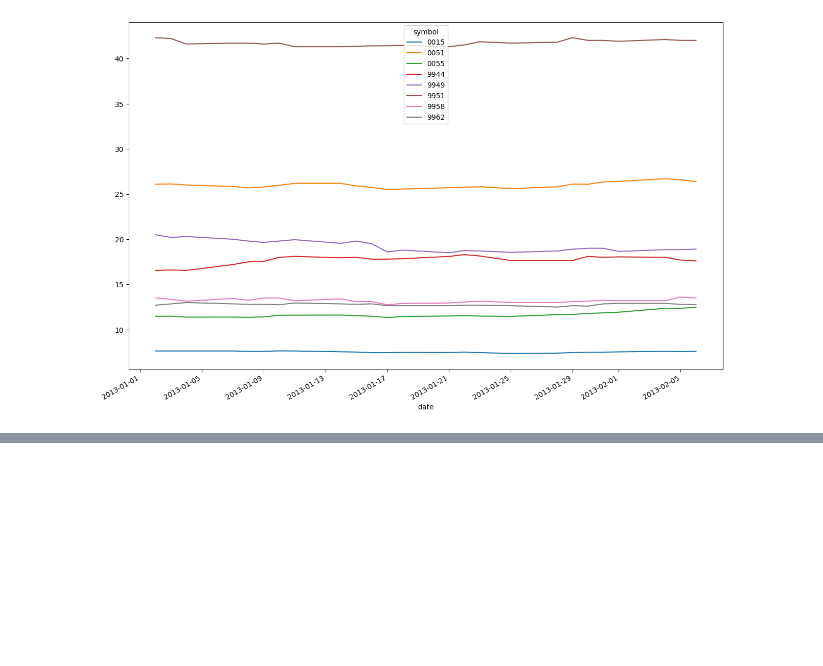
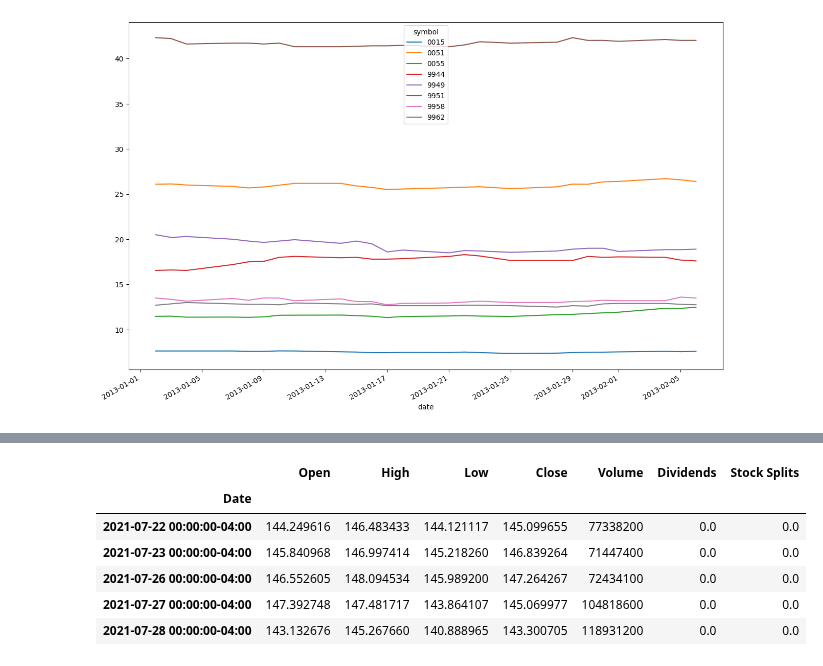
Before and after one commit to liv11114/11207011, a Jupyter notebook: Untitled8.ipynb, the cells around one changed output, grey strips where cells are left out. Drawn from its saved outputs; the diff is of its cells as text; code cells hidden in the pictures; blank space fills up the shorter version.

```diff
--- a/Untitled8.ipynb
+++ b/Untitled8.ipynb
@@ -91,0 +112,16 @@ df2.plot(figsize=(15,10))
+# %%
+i=1
+# %%
+stock=yfinance.Ticker(stock_name[i])
+# %%
+df4=stock.history(period='2y')
+# %%
+df4.head()
+# %% [output]
+|  | Open | High | Low | Close | Volume | Dividends | Stock Splits |
+| Date |  |  |  |  |  |  |  |
+| 2021-07-22 00:00:00-04:00 | 144.249616 | 146.483433 | 144.121117 | 145.099655 | 77338200 | 0.0 | 0.0 |
+| 2021-07-23 00:00:00-04:00 | 145.840968 | 146.997414 | 145.218260 | 146.839264 | 71447400 | 0.0 | 0.0 |
+| 2021-07-26 00:00:00-04:00 | 146.552605 | 148.094534 | 145.989200 | 147.264267 | 72434100 | 0.0 | 0.0 |
+| 2021-07-27 00:00:00-04:00 | 147.392748 | 147.481717 | 143.864107 | 145.069977 | 104818600 | 0.0 | 0.0 |
+| 2021-07-28 00:00:00-04:00 | 143.132676 | 145.267660 | 140.888965 | 143.300705 | 118931200 | 0.0 | 0.0 |
```
Also changed, not shown: parts of 21 cells of this notebook.
